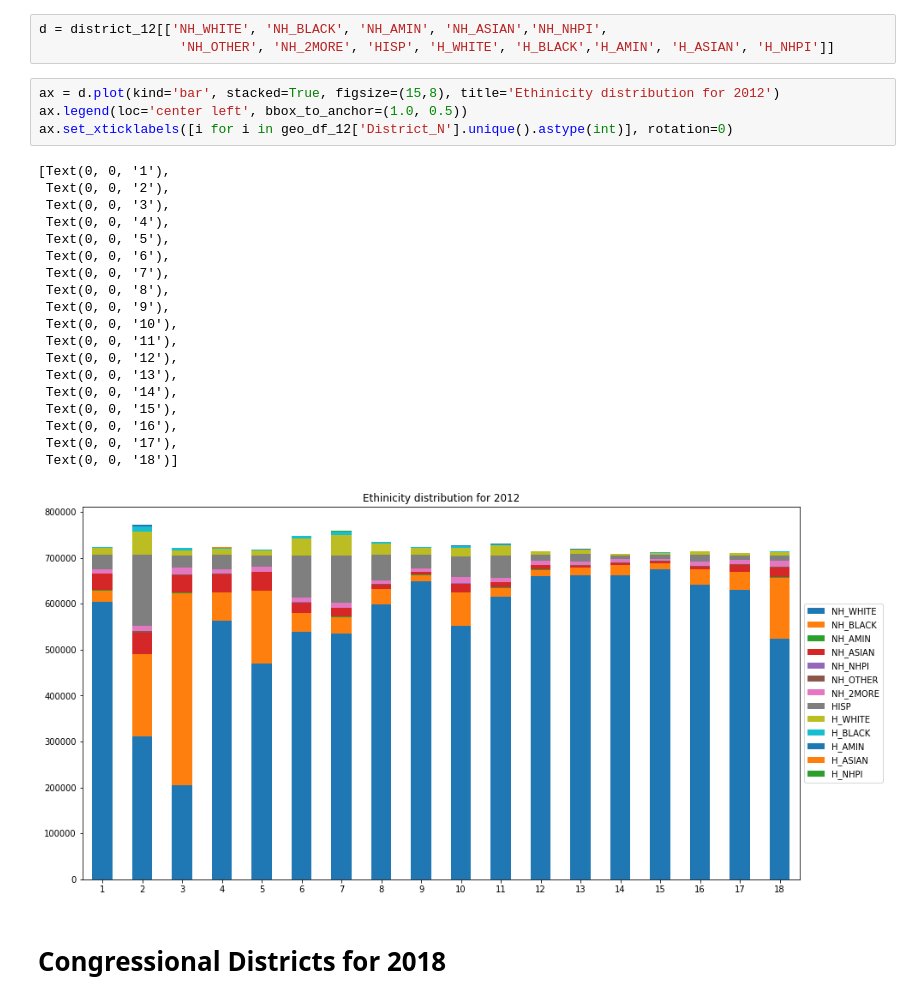
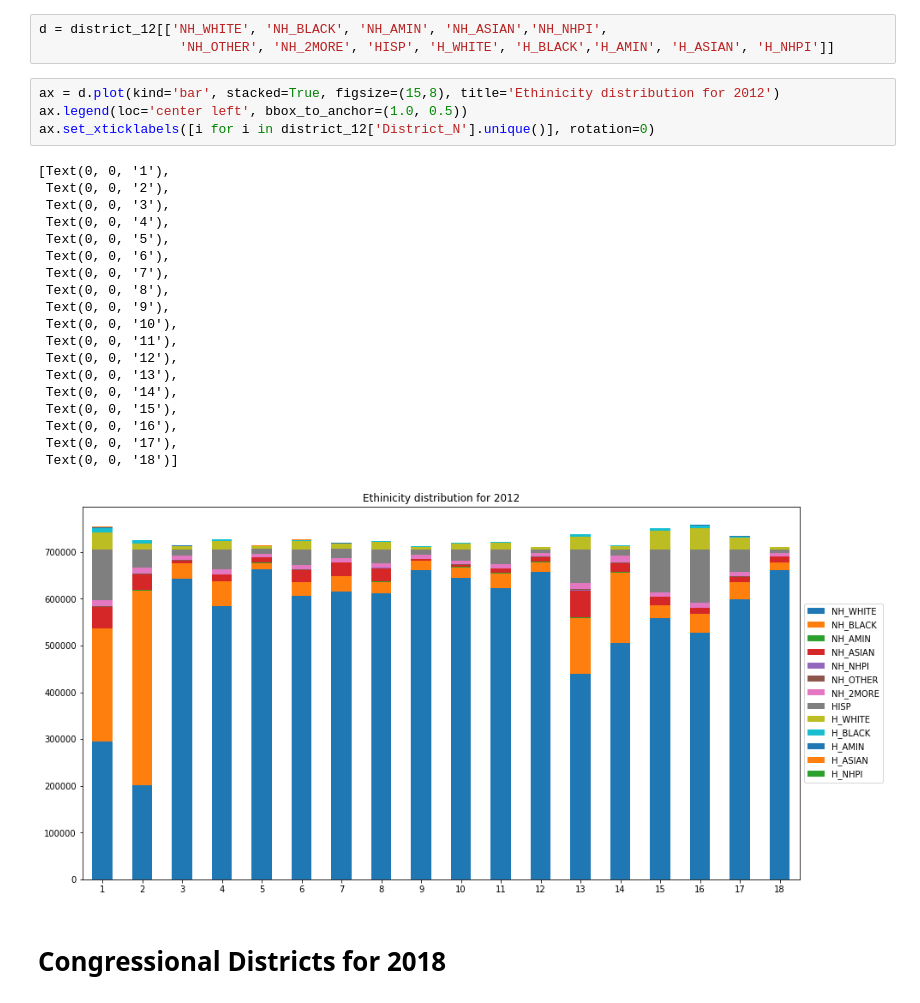
Before and after one commit to rahulmnair1997/Clustering-and-Regression-Analysis-of-Gerrymandering, a Jupyter notebook: EDA.ipynb, the cells around one changed output. Cells and saved outputs as stored; diff of their text form.

```diff
--- a/EDA.ipynb
+++ b/EDA.ipynb
@@ -116,27 +116,27 @@ d = district_12[['NH_WHITE', 'NH_BLACK', 'NH_AMIN', 'NH_ASIAN','NH_NHPI',
 # %%
 ax = d.plot(kind='bar', stacked=True, figsize=(15,8), title='Ethinicity distribution for 2012')
 ax.legend(loc='center left', bbox_to_anchor=(1.0, 0.5))
-ax.set_xticklabels([i for i in geo_df_12['District_N'].unique().astype(int)], rotation=0)
+ax.set_xticklabels([i for i in district_12['District_N'].unique()], rotation=0)
 # %% [output]
 [Text(0, 0, '1'),
  Text(0, 0, '2'),
  Text(0, 0, '3'),
  Text(0, 0, '4'),
  Text(0, 0, '5'),
  Text(0, 0, '6'),
  Text(0, 0, '7'),
  Text(0, 0, '8'),
  Text(0, 0, '9'),
  Text(0, 0, '10'),
  Text(0, 0, '11'),
  Text(0, 0, '12'),
  Text(0, 0, '13'),
  Text(0, 0, '14'),
  Text(0, 0, '15'),
  Text(0, 0, '16'),
  Text(0, 0, '17'),
  Text(0, 0, '18')]
-[figure, old version]
+[figure, new version]
 # %% [markdown]
 # Congressional Districts for 2018
 # %%
```
Also changed, not shown: parts of 2 cells of this notebook.
